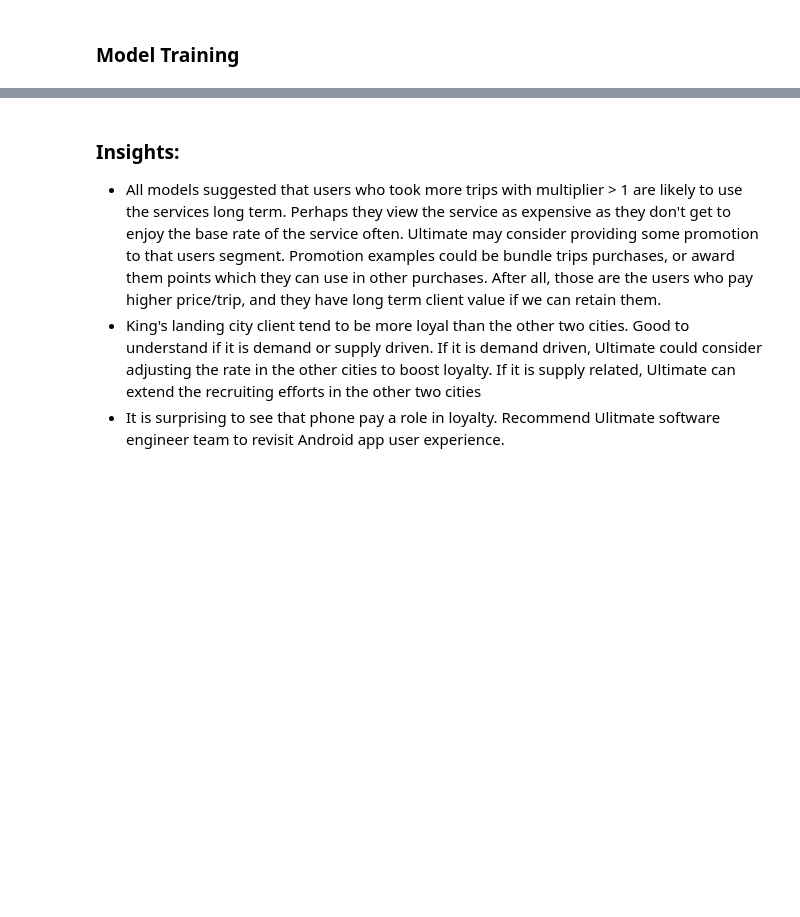
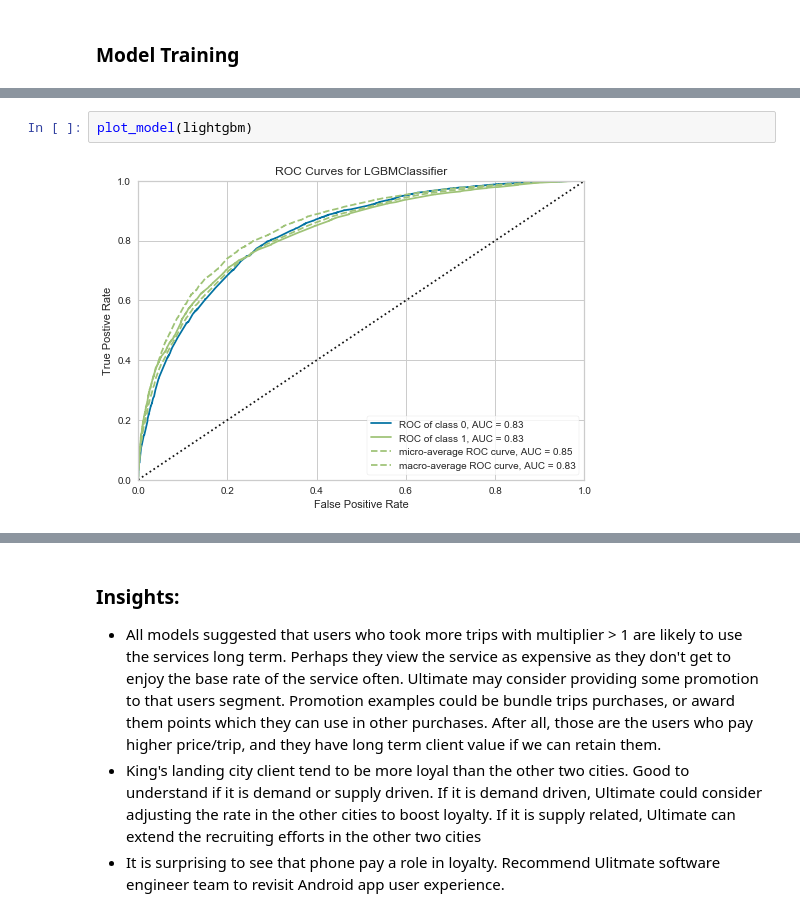
Before and after one commit to sittingman/takehome_proj, a Jupyter notebook: ultimate_challenge/part_3.ipynb, the cells around one changed output, grey strips where cells are left out. Cells and saved outputs as stored; diff of their text form; blank space fills up the shorter version.

```diff
--- a/ultimate_challenge/part_3.ipynb
+++ b/ultimate_challenge/part_3.ipynb
@@ -326,3 +330,7 @@ interpret_model(lightgbm)
+# %%
+plot_model(lightgbm)
+# %% [output]
+[figure, added]
 # %%
 rfc = create_model('rf', fold=4)
 # %% [output]
```
Also changed, not shown: parts of 12 cells of this notebook.
